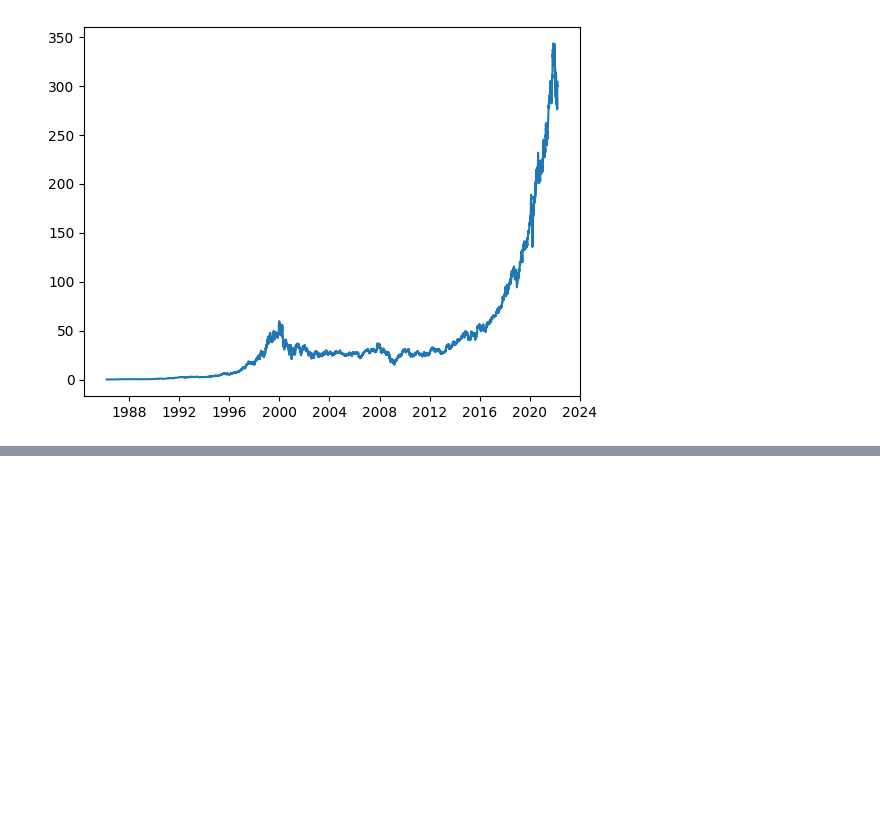
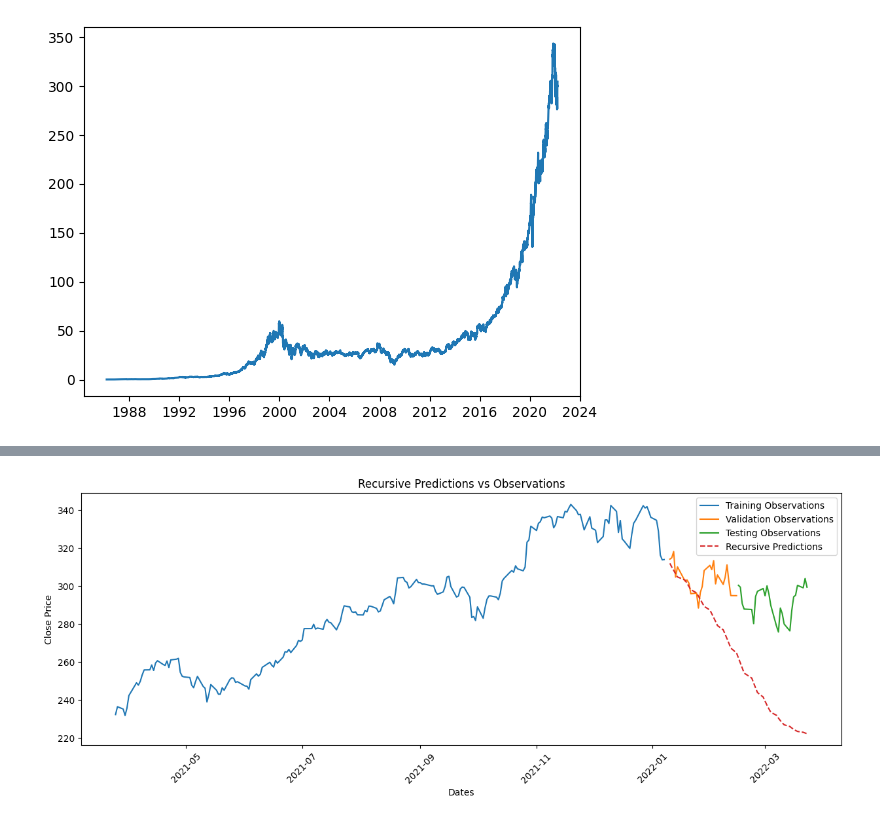
Before and after one commit to Ashutosh-Mishra21/Machine_Learning, a Jupyter notebook: Stock Price Prediction/StockPrediction.ipynb, the cells around one changed output, grey strips where cells are left out. Drawn from its saved outputs; the diff is of its cells as text; code cells hidden in the pictures; blank space fills up the shorter version.

```diff
--- a/Stock Price Prediction/StockPrediction.ipynb
+++ b/Stock Price Prediction/StockPrediction.ipynb
@@ -126,0 +322,23 @@ plt.plot(df.index, df['Close'])
+# %%
+from copy import deepcopy
+
+# Initialize predictions
+recursive_predictions = []
+
+# Start with the last window of the training data
+last_window = deepcopy(X_train[-1])
+
+# Concatenate validation and test dates for predictions
+recursive_dates = np.concatenate([dates_val, dates_test])
+
+# Generate recursive predictions
+for target_date in recursive_dates:
+    # Predict using the current window
+    next_prediction = model.predict(np.array([last_window])).flatten()
+
+    # Store the prediction
+    recursive_predictions.append(next_prediction)
+
+    # Update the sliding window (shift left and add new prediction)
+    last_window[:-1] = last_window[1:]
+    last_window[-1] = next_prediction
@@ -126,0 +363,20 @@ plt.plot(df.index, df['Close'])
+# %%
+# Plot results
+plt.figure(figsize=(15, 5))
+plt.plot(dates_train, y_train, label="Training Observations")
+plt.plot(dates_val, y_val, label="Validation Observations")
+plt.plot(dates_test, y_test, label="Testing Observations")
+plt.plot(
+    recursive_dates,
+    recursive_predictions,
+    label="Recursive Predictions",
+    linestyle="--",
+)
+plt.legend()
+plt.title("Recursive Predictions vs Observations")
+plt.xlabel("Dates")
+plt.ylabel("Close Price")
+plt.xticks(rotation=45)
+plt.show()
+# %% [output]
+[figure, added]
```
Also changed, not shown: parts of 15 cells of this notebook.
